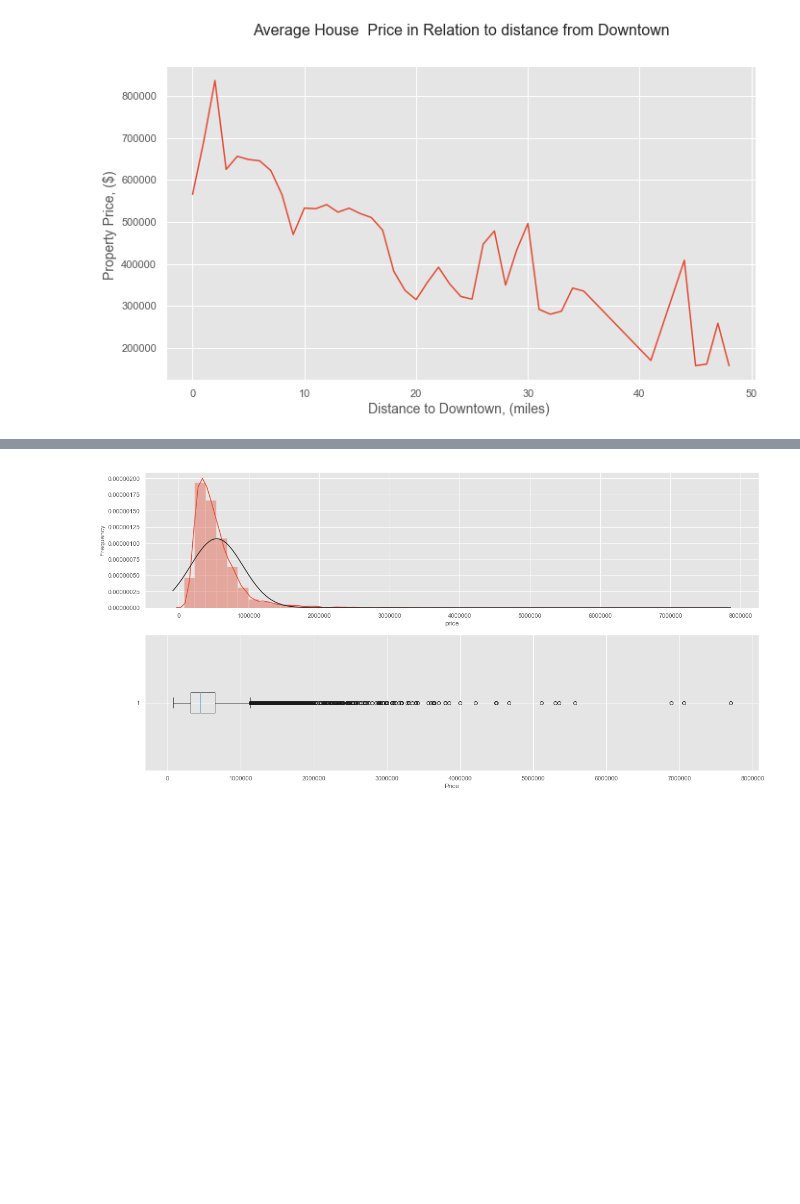
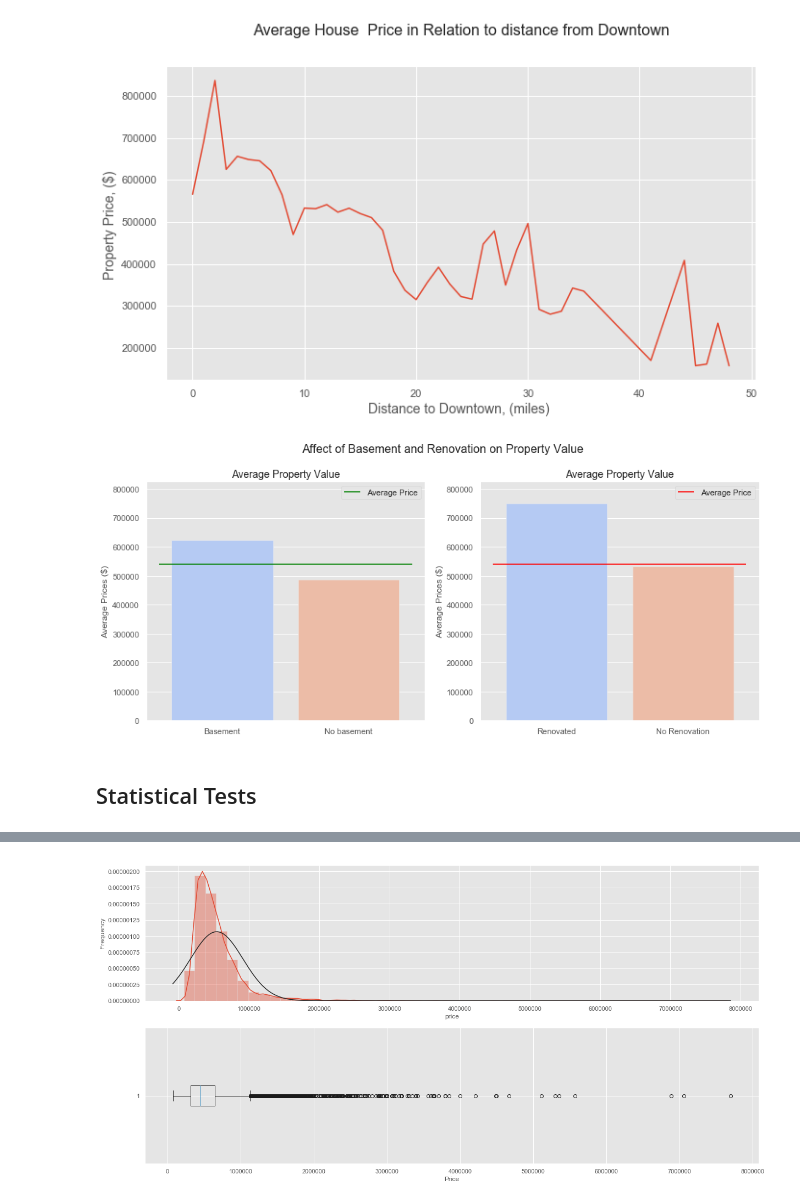
Before and after one commit to vanitoz/nyc_mhtn_ds_120720_Project_2, a Jupyter notebook: eda.ipynb, the cells around one changed output, grey strips where cells are left out. Drawn from its saved outputs; the diff is of its cells as text; code cells hidden in the pictures; blank space fills up the shorter version.

```diff
--- a/eda.ipynb
+++ b/eda.ipynb
@@ -104,31 +109,35 @@ values_basement = [basement_mean, no_basement_mean]
 label_renovation = ["Renovated", "No Renovation"]
 values_renovation = [renovated_mean, not_renovated_mean]
 
 #--------------------------Bar Plots--------------------------------------#
 fig, ax = plt.subplots(1, 2, figsize=(15,6))
 
 sns.barplot(ax=ax[0], x=label_basement, y=values_basement, palette="coolwarm")
 sns.barplot(ax=ax[1], x=label_renovation, y=values_renovation, palette="coolwarm")
 
 train_mean_price = train.price.mean()
 
 ax[0].hlines(train_mean_price, -.5 ,1.5, colors="green", label="Average Price") #plot average price horizontal line
 ax[1].hlines(train_mean_price, -.5 ,1.5, colors="red", label="Average Price") #plot average price horizontal line
 
 #prettify graph
 ax[0].set_ylabel("Average Prices ($)", size=12)
 ax[0].set_title("Average Property Value", size=14)
 ax[0].set_ylim(0,1.1*renovated_mean)
 ax[0].legend()
 
 ax[1].set_ylabel("Average Prices ($)", size=12)
 ax[1].set_title("Average Property Value", size=14, )
 ax[1].set_ylim(0,1.1*renovated_mean)
 ax[1].legend()
 
-plt.suptitle("Affect of Basement and Renovation on Property Value", size=16, y=1.5)
+plt.suptitle("Affect of Basement and Renovation on Property Value", size=16, y=1)
 
 #uncomment below to export image
 # plt.savefig("images/basement_renovation_value.png",bbox_inches = "tight")
 plt.savefig('basement_renov.png')
 plt.show();
+# %% [output]
+[figure, added]
+# %% [markdown]
+## Statistical Tests
```
Also changed, not shown: parts of 4 cells of this notebook.
